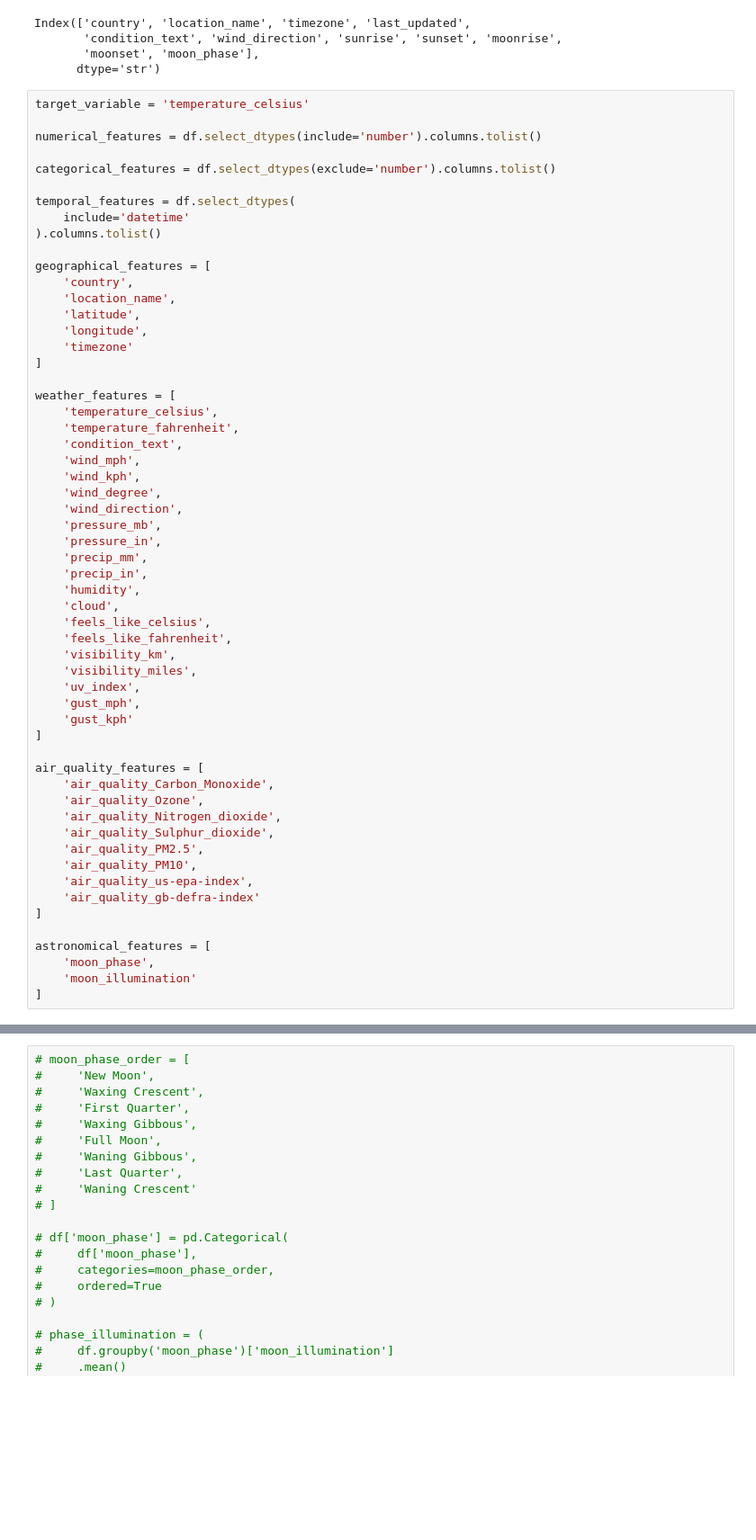
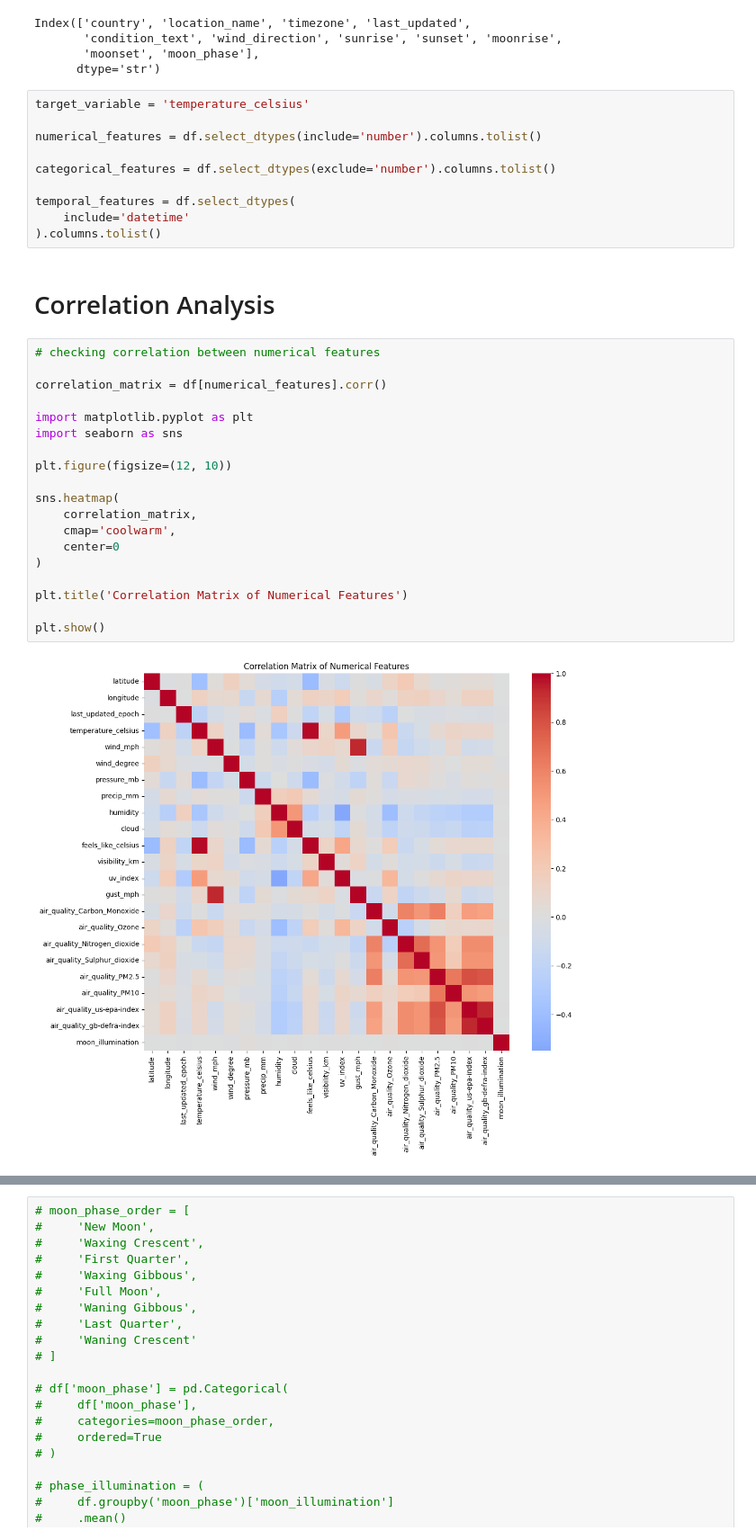
Before and after one commit to kgulbarg/Weather-Forecast-DS, a Jupyter notebook: global_weather_eda.ipynb, the cells around one changed output, grey strips where cells are left out. Shown at 90% size. Cells and saved outputs as stored; diff of their text form; blank space fills up the shorter version.

Commit message:
Correlation analysis

```diff
--- a/global_weather_eda.ipynb
+++ b/global_weather_eda.ipynb
@@ -68,50 +68,26 @@ categorical_features = df.select_dtypes(exclude='number').columns.tolist()
 temporal_features = df.select_dtypes(
     include='datetime'
 ).columns.tolist()
-
-geographical_features = [
-    'country',
-    'location_name',
-    'latitude',
-    'longitude',
-    'timezone'
-]
-
-weather_features = [
-    'temperature_celsius',
-    'temperature_fahrenheit',
-    'condition_text',
-    'wind_mph',
-    'wind_kph',
-    'wind_degree',
-    'wind_direction',
-    'pressure_mb',
-    'pressure_in',
-    'precip_mm',
-    'precip_in',
-    'humidity',
-    'cloud',
-    'feels_like_celsius',
-    'feels_like_fahrenheit',
-    'visibility_km',
-    'visibility_miles',
-    'uv_index',
-    'gust_mph',
-    'gust_kph'
-]
-
-air_quality_features = [
-    'air_quality_Carbon_Monoxide',
-    'air_quality_Ozone',
-    'air_quality_Nitrogen_dioxide',
-    'air_quality_Sulphur_dioxide',
-    'air_quality_PM2.5',
-    'air_quality_PM10',
-    'air_quality_us-epa-index',
-    'air_quality_gb-defra-index'
-]
-
-astronomical_features = [
-    'moon_phase',
-    'moon_illumination'
-]
+# %% [markdown]
+# Correlation Analysis
+# %%
+# checking correlation between numerical features
+
+correlation_matrix = df[numerical_features].corr()
+
+import matplotlib.pyplot as plt
+import seaborn as sns
+
+plt.figure(figsize=(12, 10))
+
+sns.heatmap(
+    correlation_matrix,
+    cmap='coolwarm',
+    center=0
+)
+
+plt.title('Correlation Matrix of Numerical Features')
+
+plt.show()
+# %% [output]
+[figure, added]
```
Also changed, not shown: parts of 13 cells of this notebook, 1 other file.
